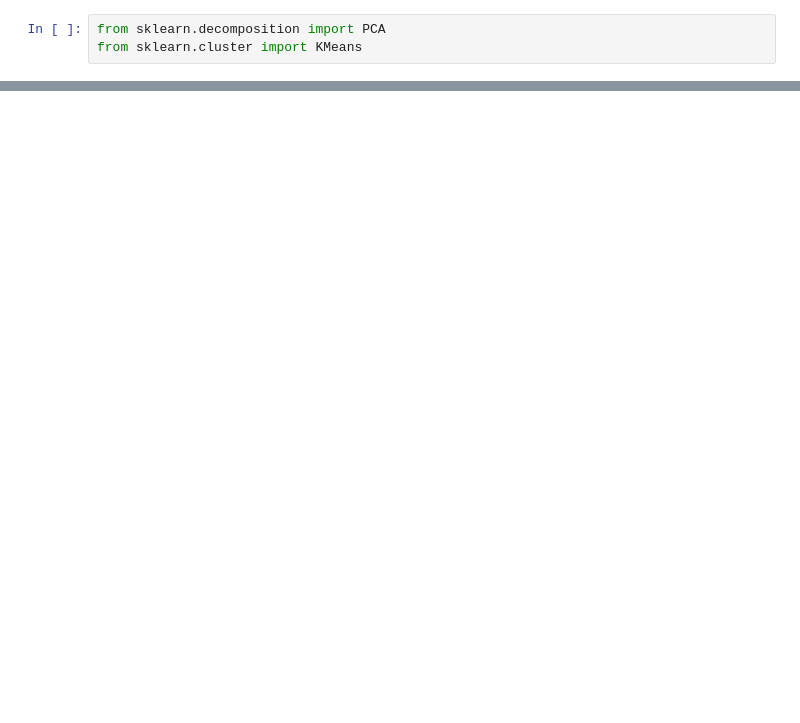
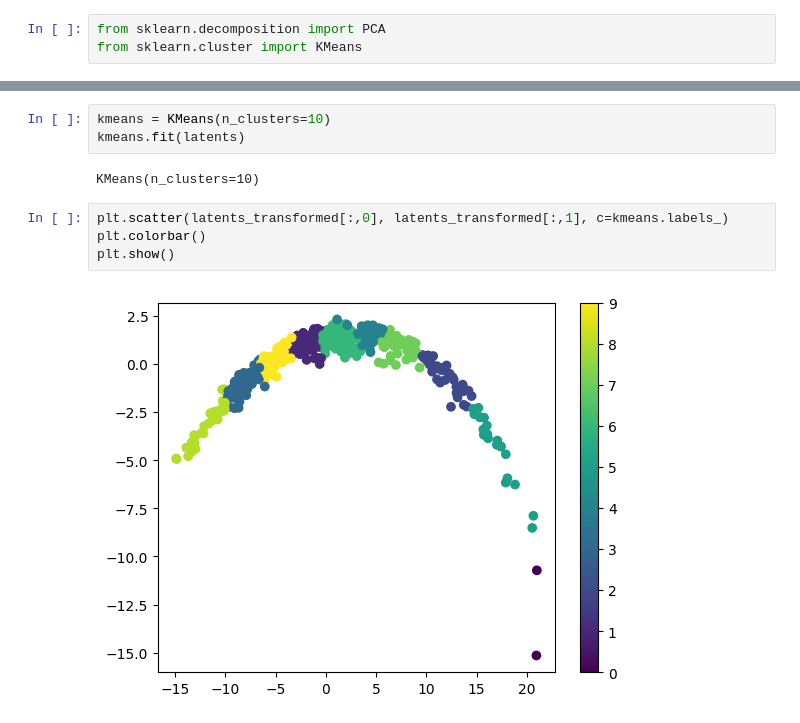
Before and after one commit to jaisharmz/hacklytics-2025, a Jupyter notebook: hacklytics2025.ipynb, the cells around one changed output, grey strips where cells are left out. Drawn from its saved outputs; the diff is of its cells as text; blank space fills up the shorter version.

```diff
--- a/hacklytics2025.ipynb
+++ b/hacklytics2025.ipynb
@@ -360,0 +343,11 @@ latents.shape
+# %%
+kmeans = KMeans(n_clusters=10)
+kmeans.fit(latents)
+# %% [output]
+KMeans(n_clusters=10)
+# %%
+plt.scatter(latents_transformed[:,0], latents_transformed[:,1], c=kmeans.labels_)
+plt.colorbar()
+plt.show()
+# %% [output]
+[figure, added]
```
Also changed, not shown: parts of 23 cells of this notebook, 3 other files.
